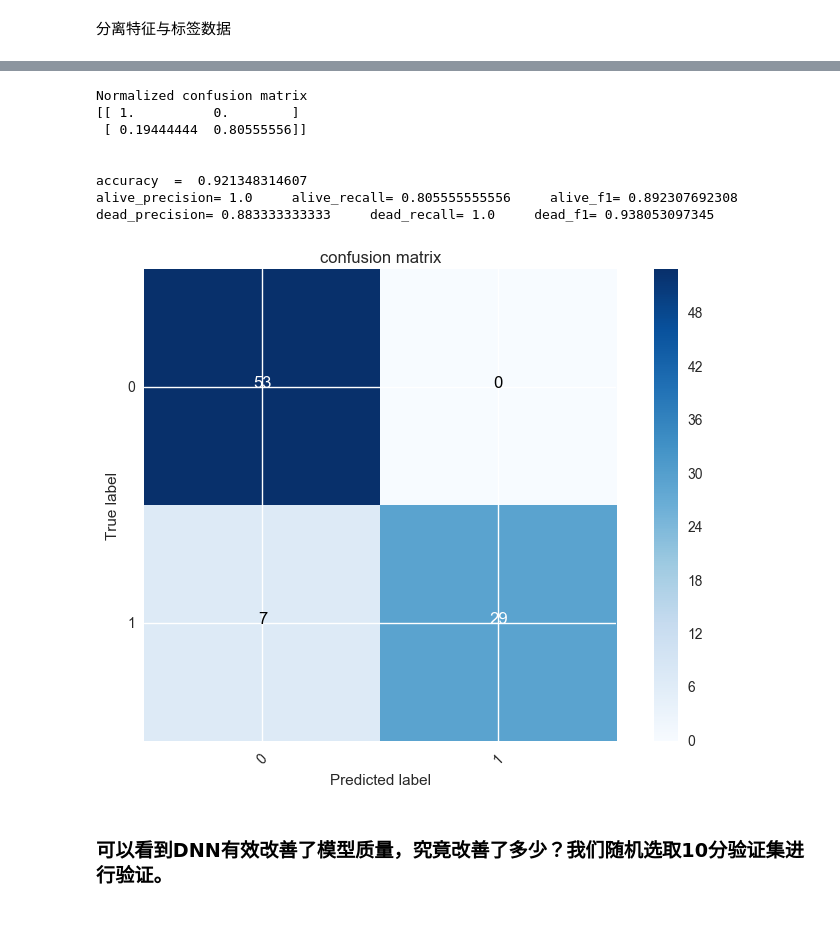
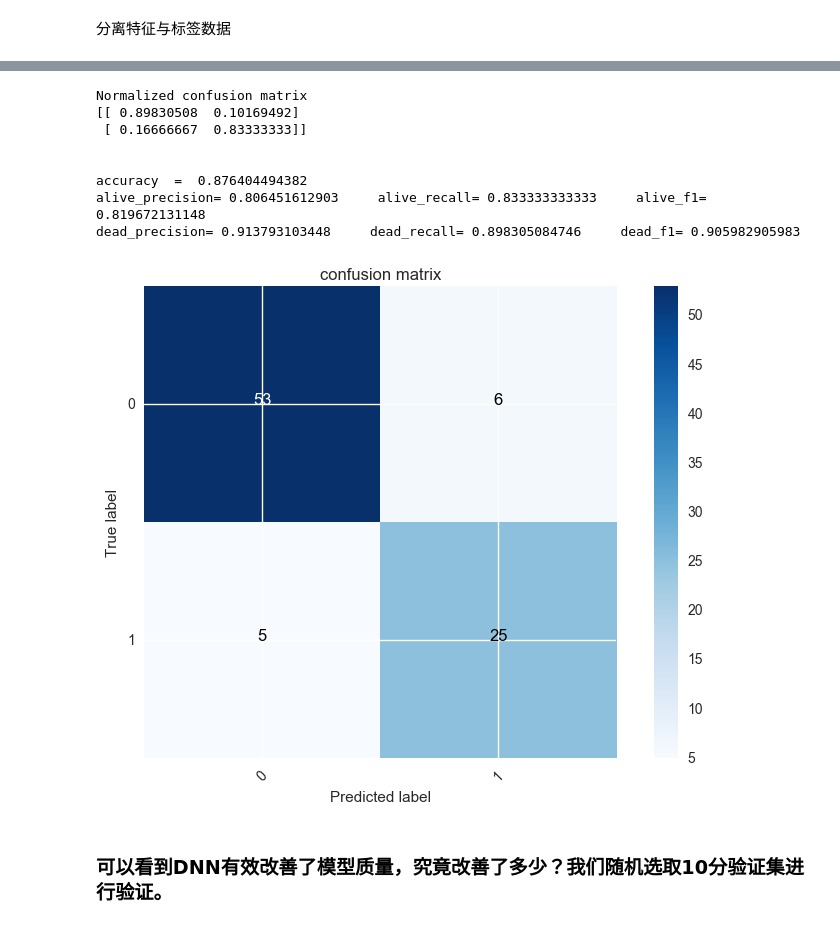
Before and after one commit to Tabris223/kaggle_titanic_tutorial, a Jupyter notebook: Data_mining_tutorial.ipynb, the cells around one changed output, grey strips where cells are left out. Cells and saved outputs as stored; diff of their text form; code cells hidden in the pictures.

```diff
--- a/Data_mining_tutorial.ipynb
+++ b/Data_mining_tutorial.ipynb
@@ -507,14 +593,15 @@ def create_sample_network():
 # %%
 # 模型类型
 tf.reset_default_graph()
-net = create_sample_network()
+feature_num = X_network_train.shape[1]
+net = create_sample_network(feature_num)
 model = tflearn.DNN(net, checkpoint_path='.\model_titanic',max_checkpoints=1,
                     tensorboard_verbose=2,tensorboard_dir='tensorboard_output')
 # 这里增加了读取存档的模式。如果已经有保存了的模型，我们当然就读取它然后继续训练！
 if os.path.isfile('model_save'):
     model.load('model_save')
-model.fit(X_network, y_network, n_epoch=3000, validation_set=0.1, shuffle=True,
-          batch_size = 800,snapshot_epoch=False, show_metric=True,run_id='network_titanic')
+model.fit(X_network_train, y_network_train, n_epoch=620, validation_set=0.3, shuffle=True,
+          batch_size = 311,snapshot_epoch=False, show_metric=True,run_id='network_titanic')
 # 这里是保存已经运算好了的模型
 model.save('model_save')
 # %% [output]
@@ -523,10 +610,19 @@ Training Step: 3000  | total loss: 0.45466
 # %%
 # 读取模型
 tf.reset_default_graph()
-model_new = tflearn.DNN(create_sample_network())
+model_new = tflearn.DNN(create_sample_network(feature_num))
 model_new.load(model_file = 'model_save')
+# %%
+network_valid = network_total[network_total.PassengerId.isin(crossvalid_split.PassengerId)].filter(regex='Survived|Age_.*|SibSp|Parch|Fare_.*|Factorize_.*|Cabin_Num')
+dummies_Survived_valid = pd.get_dummies(network_valid['Survived'], prefix= 'Survived')
+network_valid = pd.concat([network_valid,dummies_Survived_valid], axis=1)
+y_network_valid = network_valid.as_matrix()[:, 0]
+#删除虚拟变量对应的原始变量
+network_valid.drop(['Survived'], axis=1, inplace=True)
+network_valid = network_valid.astype('float64')
 # %%
-predict_result = model_new.predict(X_valid)
+X_network_valid = network_valid.as_matrix()[:, :-2]
+predict_result = model_new.predict(X_network_valid)
 trans_pred = []
 for i in predict_result:
     if i[0]>i[1]:
@@ -536,20 +632,20 @@ for i in predict_result:
     trans_pred.append(trans)
 y_pred = np.array(trans_pred)
 # %%
-cnf_matrix = confusion_matrix(y_valid, y_pred)
+cnf_matrix = confusion_matrix(y_network_valid, y_pred)
 plt.figure()
 plot_confusion_matrix(cnf_matrix, classes=[0,1], normalize=True,title='confusion matrix')
 plt.show()
 # %% [output]
 Normalized confusion matrix
-[[ 1.          0.        ]
- [ 0.19444444  0.80555556]]
+[[ 0.89830508  0.10169492]
+ [ 0.16666667  0.83333333]]
 
 
-accuracy  =  0.921348314607
-alive_precision= 1.0     alive_recall= 0.805555555556     alive_f1= 0.892307692308
-dead_precision= 0.883333333333     dead_recall= 1.0     dead_f1= 0.938053097345
+accuracy  =  0.876404494382
+alive_precision= 0.806451612903     alive_recall= 0.833333333333     alive_f1= 0.819672131148
+dead_precision= 0.913793103448     dead_recall= 0.898305084746     dead_f1= 0.905982905983
-[figure, old version]
+[figure, new version]
 # %% [markdown]
 ### 可以看到DNN有效改善了模型质量，究竟改善了多少？我们随机选取10分验证集进行验证。
 # %%
```
Also changed, not shown: parts of 31 cells of this notebook.
